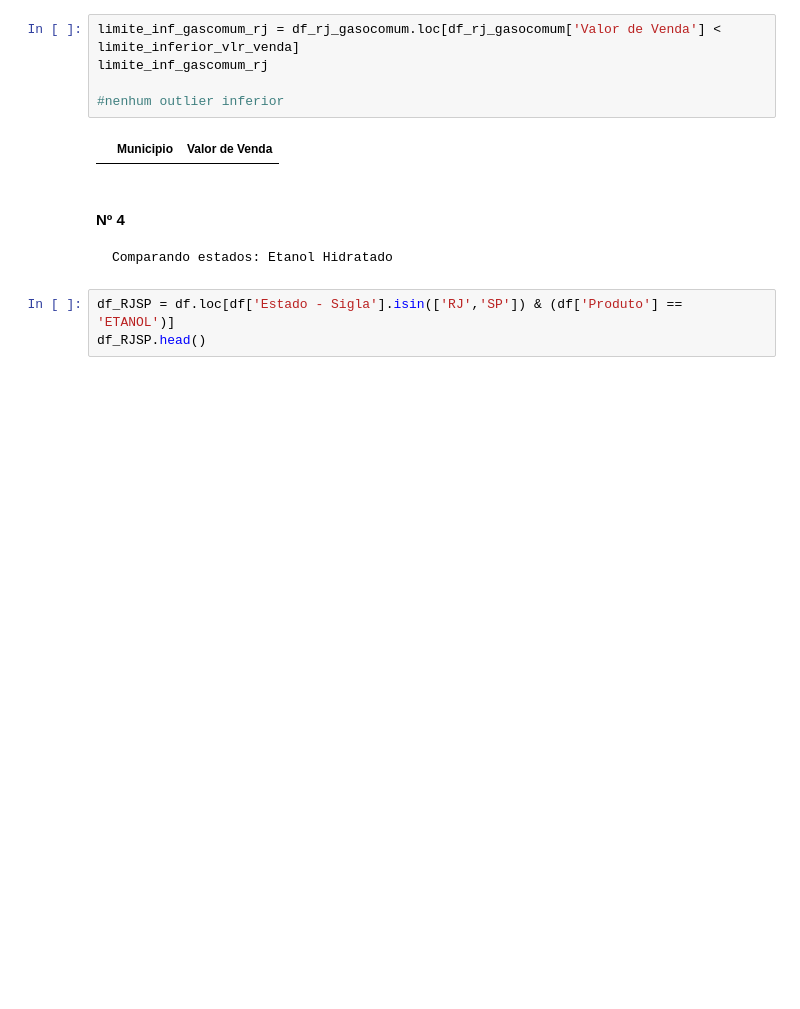
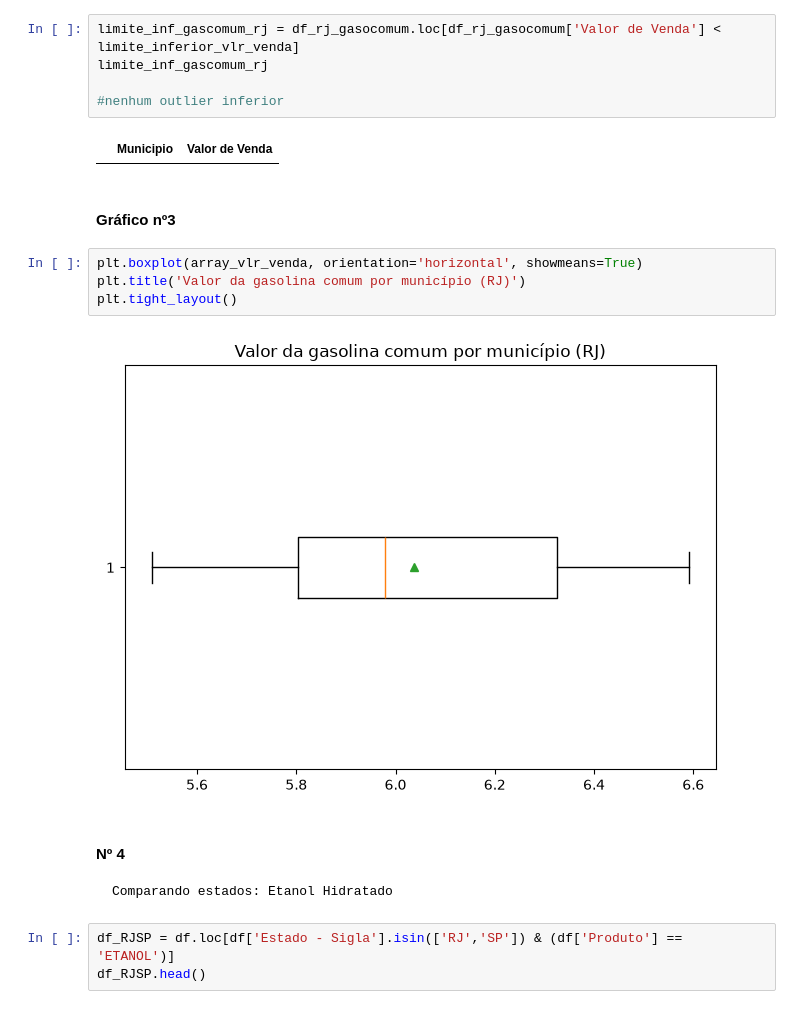
Before and after one commit to nanosvictor/UC2_senac_dados, a Jupyter notebook: mini_projeto_anp.ipynb, the cells around one changed output. Cells and saved outputs as stored; diff of their text form; blank space fills up the shorter version.

```diff
--- a/mini_projeto_anp.ipynb
+++ b/mini_projeto_anp.ipynb
@@ -159,6 +169,14 @@ limite_inf_gascomum_rj
 #nenhum outlier inferior
 # %% [output]
 |  | Municipio | Valor de Venda |
+# %% [markdown]
+#### Gráfico nº3
+# %%
+plt.boxplot(array_vlr_venda, orientation='horizontal', showmeans=True)
+plt.title('Valor da gasolina comum por município (RJ)')
+plt.tight_layout()
+# %% [output]
+[figure, added]
 # %% [markdown]
 #### Nº 4
     Comparando estados: Etanol Hidratado
```
Also changed, not shown: parts of 25 cells of this notebook.
